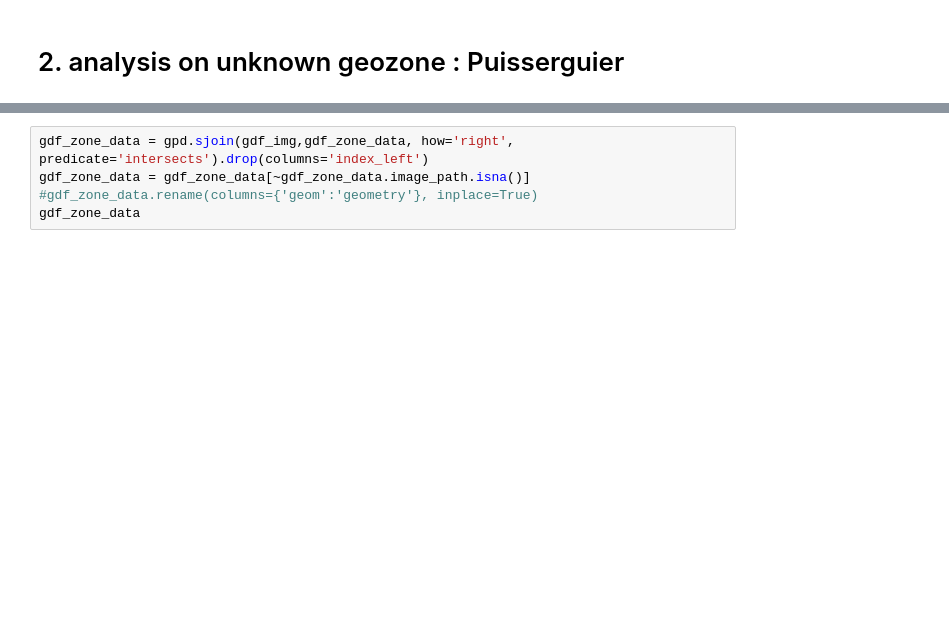
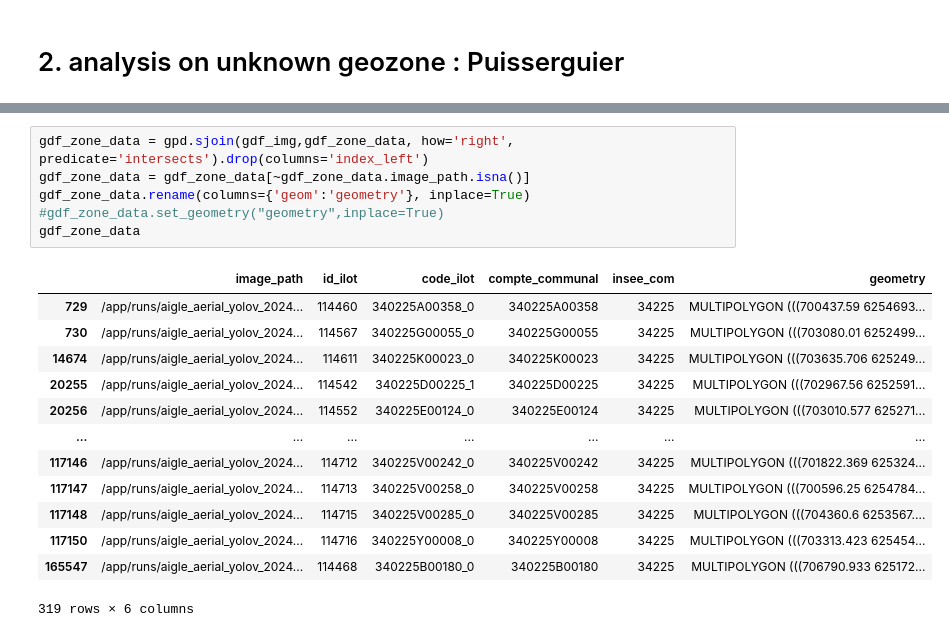
Before and after one commit to kezakool/flair-for-aigle, a Jupyter notebook: notebooks/test_dol_model.ipynb, the cells around one changed output, grey strips where cells are left out. Cells and saved outputs as stored; diff of their text form; blank space fills up the shorter version.

```diff
--- a/notebooks/test_dol_model.ipynb
+++ b/notebooks/test_dol_model.ipynb
@@ -244,6 +247,21 @@ gdf_zone_data
 # %%
 gdf_zone_data = gpd.sjoin(gdf_img,gdf_zone_data, how='right', predicate='intersects').drop(columns='index_left')
 gdf_zone_data = gdf_zone_data[~gdf_zone_data.image_path.isna()]
-#gdf_zone_data.rename(columns={'geom':'geometry'}, inplace=True)
+gdf_zone_data.rename(columns={'geom':'geometry'}, inplace=True)
+#gdf_zone_data.set_geometry("geometry",inplace=True)
 gdf_zone_data
+# %% [output]
+|  | image_path | id_ilot | code_ilot | compte_communal | insee_com | geometry |
+| 729 | /app/runs/aigle_aerial_yolov_2024... | 114460 | 340225A00358_0 | 340225A00358 | 34225 | MULTIPOLYGON (((700437.59 6254693... |
+| 730 | /app/runs/aigle_aerial_yolov_2024... | 114567 | 340225G00055_0 | 340225G00055 | 34225 | MULTIPOLYGON (((703080.01 6252499... |
+| 14674 | /app/runs/aigle_aerial_yolov_2024... | 114611 | 340225K00023_0 | 340225K00023 | 34225 | MULTIPOLYGON (((703635.706 625249... |
+| 20255 | /app/runs/aigle_aerial_yolov_2024... | 114542 | 340225D00225_1 | 340225D00225 | 34225 | MULTIPOLYGON (((702967.56 6252591... |
+| 20256 | /app/runs/aigle_aerial_yolov_2024... | 114552 | 340225E00124_0 | 340225E00124 | 34225 | MULTIPOLYGON (((703010.577 625271... |
+| ... | ... | ... | ... | ... | ... | ... |
+| 117146 | /app/runs/aigle_aerial_yolov_2024... | 114712 | 340225V00242_0 | 340225V00242 | 34225 | MULTIPOLYGON (((701822.369 625324... |
+| 117147 | /app/runs/aigle_aerial_yolov_2024... | 114713 | 340225V00258_0 | 340225V00258 | 34225 | MULTIPOLYGON (((700596.25 6254784... |
+| 117148 | /app/runs/aigle_aerial_yolov_2024... | 114715 | 340225V00285_0 | 340225V00285 | 34225 | MULTIPOLYGON (((704360.6 6253567.... |
+| 117150 | /app/runs/aigle_aerial_yolov_2024... | 114716 | 340225Y00008_0 | 340225Y00008 | 34225 | MULTIPOLYGON (((703313.423 625454... |
+| 165547 | /app/runs/aigle_aerial_yolov_2024... | 114468 | 340225B00180_0 | 340225B00180 | 34225 | MULTIPOLYGON (((706790.933 625172... |
+319 rows × 6 columns
 # %%
```
Also changed, not shown: parts of 17 cells of this notebook, 7 other files.
